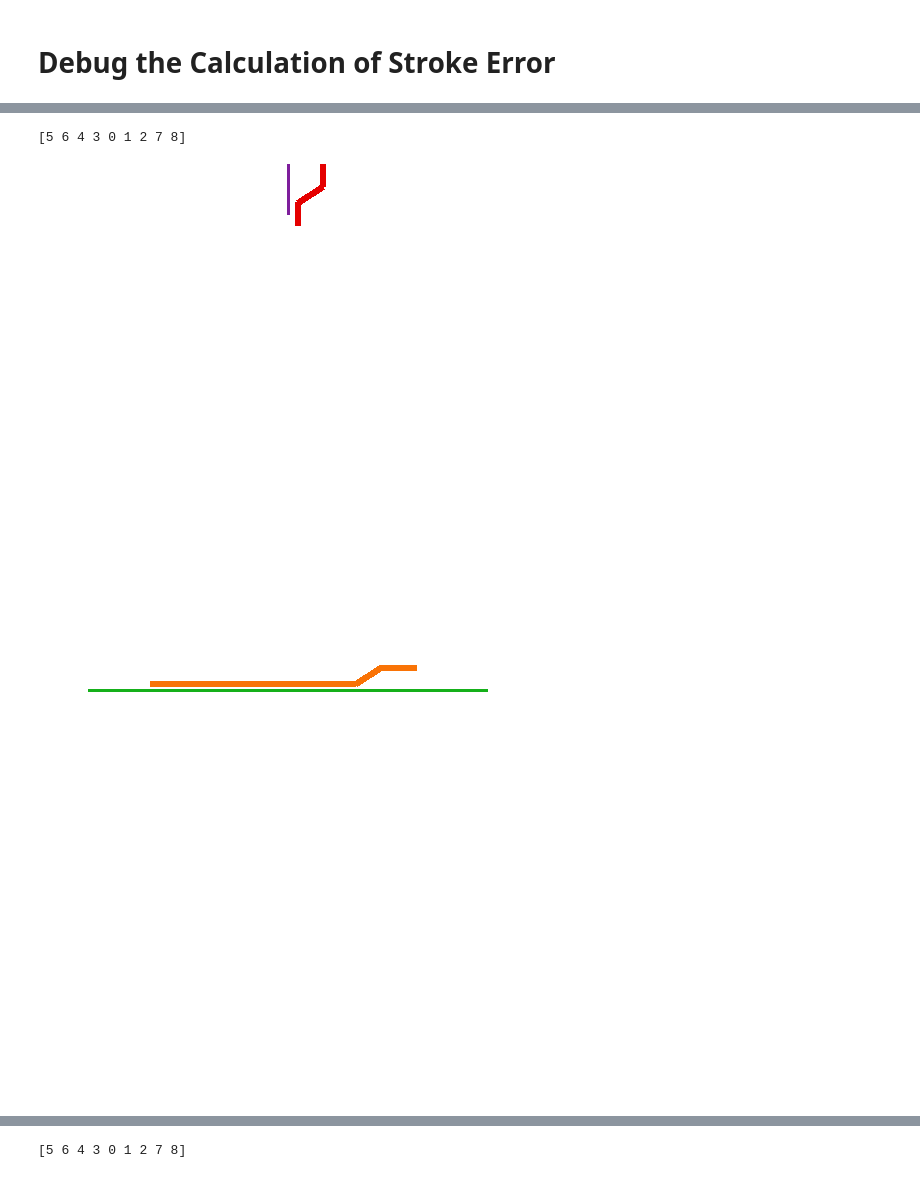
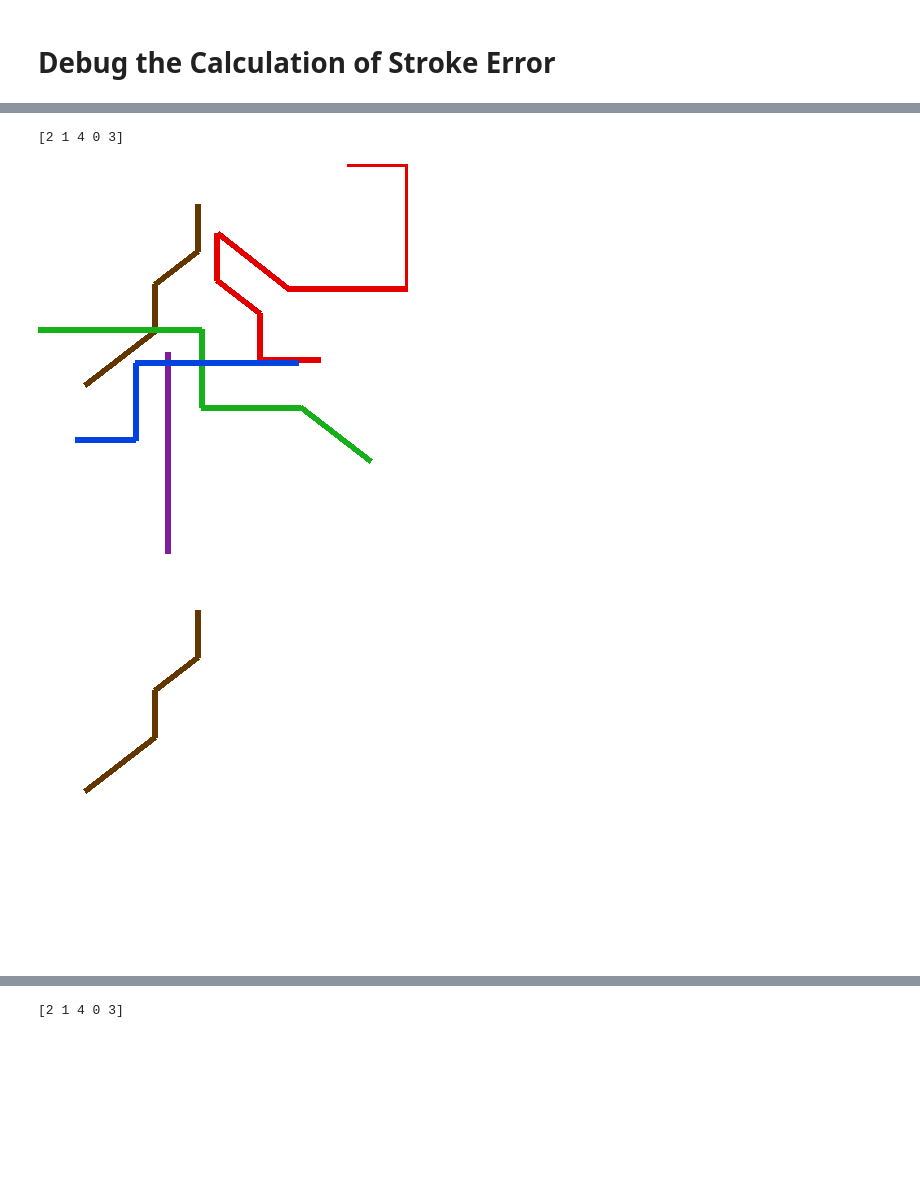
Before and after one commit to holiday-pettijohn/Stylus_Scoring_Generalization, a Jupyter notebook: Stroke_Error_Corrected.ipynb, the cells around one changed output, grey strips where cells are left out. Cells and saved outputs as stored; diff of their text form; code cells hidden in the pictures; blank space fills up the shorter version.

Commit message:
Ran tests with stroke alignment on 5 stroke character

```diff
--- a/Stroke_Error_Corrected.ipynb
+++ b/Stroke_Error_Corrected.ipynb
@@ -34,30 +34,11 @@ def loadRef(han_char, ref_dir = "Reference"):
         stroke_list.append(np.array(point_arr))
         frac_dists.append(np.array(frac_arr))
     return stroke_list, frac_dists, scale
-
-def loadGeometry(data_dir, han_char, output_size = (32, 32), f_read = None):
-    """
-    Loads geometric data about a gene characetr directly from the XML source
-    """
-    if f_read is None:
-        dir_list = os.listdir(f"{data_dir}/{han_char}")
-        dir_list.sort()
-    else:
-        dir_list = f_read
-    g_data = []
-    f_names = []
-    for f in dir_list:
-        flines = open(f"{data_dir}/{han_char}/{f}", "rb").readlines()
-        f_names.append(flines[0].decode()[:-1])
-    for f in f_names:
-        g = xmlToGeometry(f, output_size)
-        g_data.append(g)
-    return g_data
 # %%
-ref_g, ref_l, output_size = loadRef("5EA6", "Reference")
+ref_g, ref_l, output_size = loadRef("56DB", "Reference")
 # in order to test multiple samples, add the file numbers to the f_read list and delete the [0] at the line end
 # be aware this will turn g and l into iterables, so handle your loops accordingly
-g, l = loadGeometry("HanBitmap", "5EA6", output_size, f_read = ["345"])[0]
+g, l = loadGeometry("Genes/maint_0.001 on 56DB.08/", "56DB", output_size, f_read = ["56DB.08.15.gene"])[0]
 # %%
 def alignStrokes(strokes, ref, p_strokes, p_ref):
     # function to get stroke length given a stroke value (in this case, a stroke value is a 2d list
@@ -76,10 +57,10 @@ def alignStrokes(strokes, ref, p_strokes, p_ref):
         ref_lengths.append(getStrokeLen(ref[i]))
     priority = np.argsort(ref_lengths)[::-1]
 
-    strokes = np.array(strokes)
-    p_strokes = np.array(p_strokes)
-    ref = np.array(ref)
-    p_ref = np.array(p_ref)
+    strokes = strokes
+    p_strokes = p_strokes
+    ref = ref
+    p_ref = p_ref
 
     error_maps = strokeErrorMatrix(strokes, ref, p_strokes, p_ref)
 
@@ -201,41 +182,39 @@ colors = color_selection[:len(ref_l)+1]
 #colors = [(randint(0, 256), randint(0, 256), randint(0, 256)) for _ in range(len(ref_l)+1)]
 colors_t = [(c[0], c[1], c[2], 70) for c in colors]
 
-priority = [7, 2, 1, 8, 3, 6, 5, 4, 0]
-#alignments = [7, 6, 5, 8, 3, 1, 0, 2, 4]
-#alignments = [7 4 6 8 3 2 1 0 5]
-#alignments = alignments[priority]
 
 print(alignments)
 for x in range(len(alignments)):
     i = np.where(alignments == x)[0][0]
     draw = ImageDraw.Draw(imgs[x])
     draw_full = ImageDraw.Draw(img_full)
     for a in range(len(g[i])-1):
         x1, y1 = g[i][a]
         x2, y2 = g[i][a+1]
         y1 = -(y1-output_size[1]/2)+output_size[1]/2
         y2 = -(y2-output_size[1]/2)+output_size[1]/2
         draw.line(((x1, y1), (x2, y2)), width=6, fill=colors[i])
         draw_full.line(((x1, y1), (x2, y2)), width=6, fill=colors[i])
 
+"""
 for i in range(len(alignments)):
     draw = ImageDraw.Draw(imgs[i])
     draw_full = ImageDraw.Draw(img_full)
     for a in range(len(ref_g[i])-1):
         x1, y1 = ref_g[i][a]
         x2, y2 = ref_g[i][a+1]
         y1 = -(y1-output_size[1]/2)+output_size[1]/2
         y2 = -(y2-output_size[1]/2)+output_size[1]/2
         draw.line(((x1, y1), (x2, y2)), width=3, fill=colors[i])
         draw_full.line(((x1, y1), (x2, y2)), width=3, fill=colors[i])
+"""
 
-#display(img_full)
-for p in range(len(priority)):
+display(img_full)
+for p in range(len(alignments)):
     display(imgs[p])
 
 print(alignments)
 # %% [output]
-[5 6 4 3 0 1 2 7 8]
+[2 1 4 0 3]
-[figure, old version]
+[figure, new version]
-[figure, old version]
+[figure, new version]
@@ -249 +225 @@ print(alignments)
-[5 6 4 3 0 1 2 7 8]
+[2 1 4 0 3]
```
Also changed, not shown: parts of 3 cells of this notebook, 3 other files.
